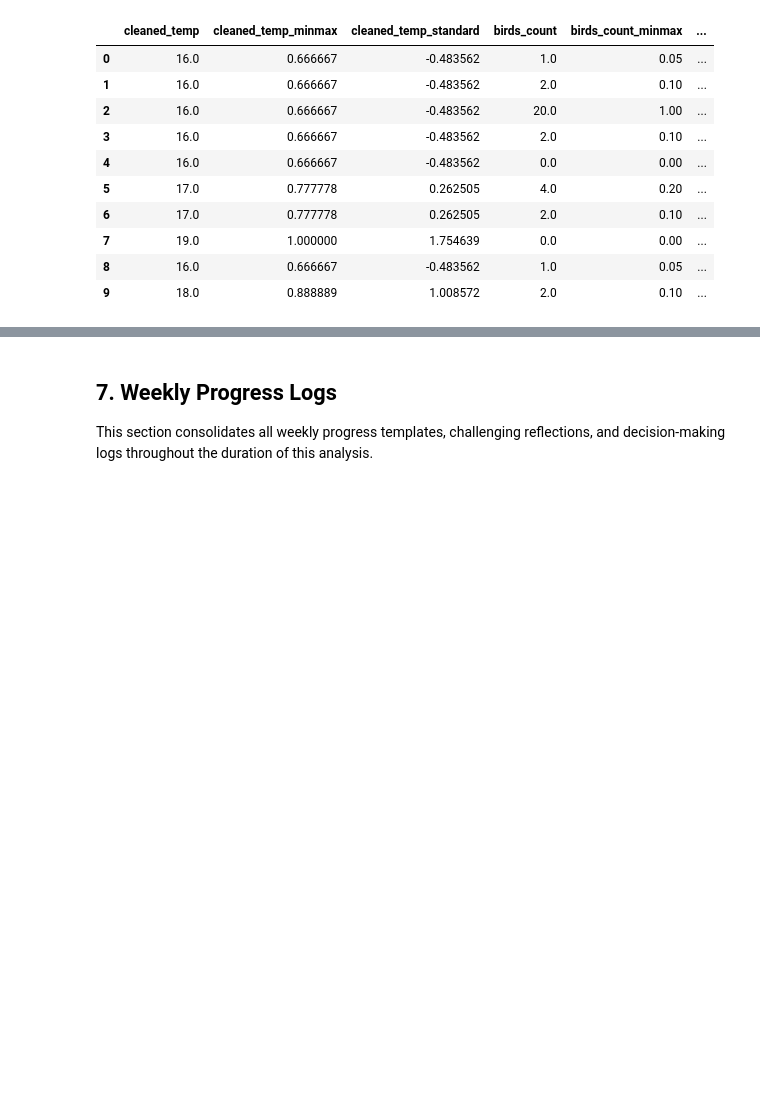
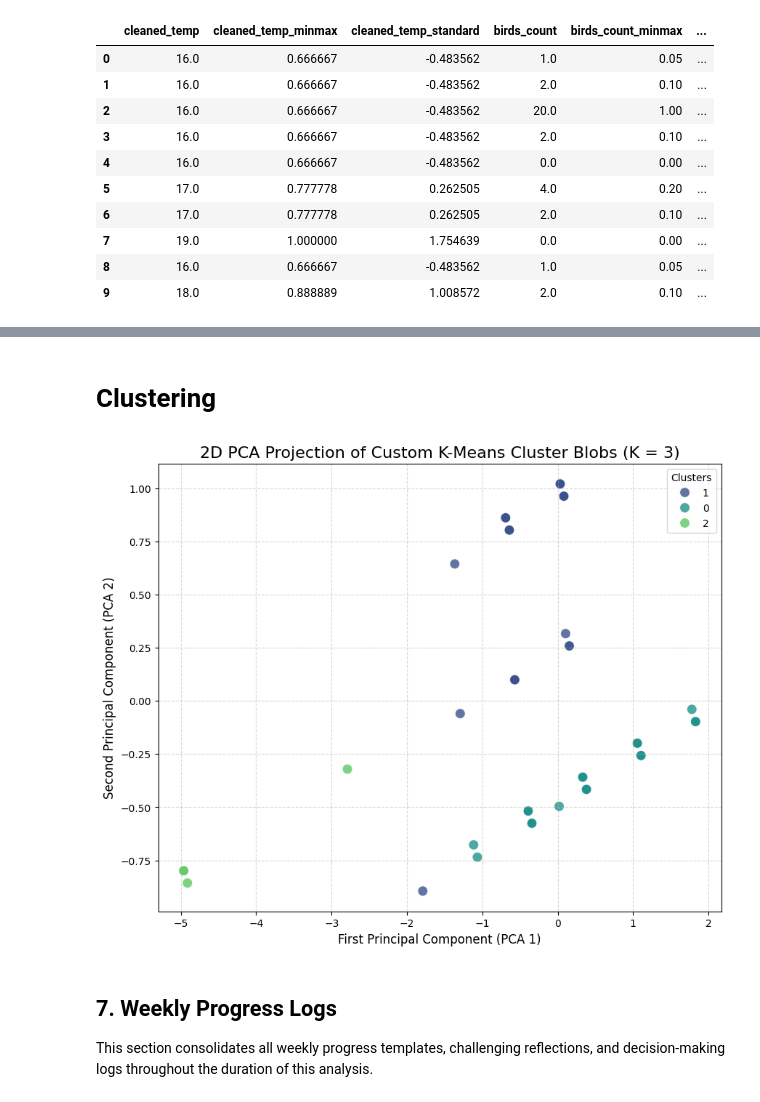
Before and after one commit to basedalgerianrin/ml-campus_data_project-colab, a Jupyter notebook: CampusDatasetProject.ipynb, the cells around one changed output, grey strips where cells are left out. Drawn from its saved outputs; the diff is of its cells as text; code cells hidden in the pictures; blank space fills up the shorter version.

```diff
--- a/CampusDatasetProject.ipynb
+++ b/CampusDatasetProject.ipynb
@@ -355,3 +355,54 @@ plt.show()
+# %% [markdown]
+# Clustering
+# %%
+from sklearn.cluster import KMeans
+from sklearn.decomposition import PCA
+import seaborn as sns
+import matplotlib.pyplot as plt
+
+# 1. Define the specific features requested by the user
+selected_clustering_features = [
+    'weather_Sunny',
+    'weather_Partly Cloudy',
+    'primary_sound_type_urban_Traffic',
+    'cleaned_temp_standard'
+]
+
+# Extract clean dataset
+custom_clustering_data = scaled_df[selected_clustering_features].dropna()
+
+# 2. Fit K-Means with K = 3
+kmeans_custom = KMeans(n_clusters=3, random_state=42, n_init=10)
+custom_labels = kmeans_custom.fit_predict(custom_clustering_data)
+
+# 3. Project to 2D space using PCA
+pca_custom = PCA(n_components=2, random_state=42)
+pca_custom_features = pca_custom.fit_transform(custom_clustering_data)
+
+pca_custom_df = pd.DataFrame(pca_custom_features, columns=['PCA Dimension 1', 'PCA Dimension 2'])
+pca_custom_df['Cluster'] = custom_labels.astype(str)
+
+# 4. Plot the 2D cluster blobs
+plt.figure(figsize=(10, 8))
+sns.scatterplot(
+    x='PCA Dimension 1',
+    y='PCA Dimension 2',
+    hue='Cluster',
+    palette='viridis',
+    data=pca_custom_df,
+    s=100,
+    alpha=0.8,
+    edgecolor='w'
+)
+
+plt.title('2D PCA Projection of Custom K-Means Cluster Blobs (K = 3)', fontsize=16)
+plt.xlabel('First Principal Component (PCA 1)', fontsize=12)
+plt.ylabel('Second Principal Component (PCA 2)', fontsize=12)
+plt.grid(True, linestyle='--', alpha=0.5)
+plt.legend(title='Clusters', loc='upper right')
+plt.show()
+# %% [output]
+[figure, added]
 # %% [markdown]
 ## 7. Weekly Progress Logs
 
```
Also changed, not shown: parts of 3 cells of this notebook.
